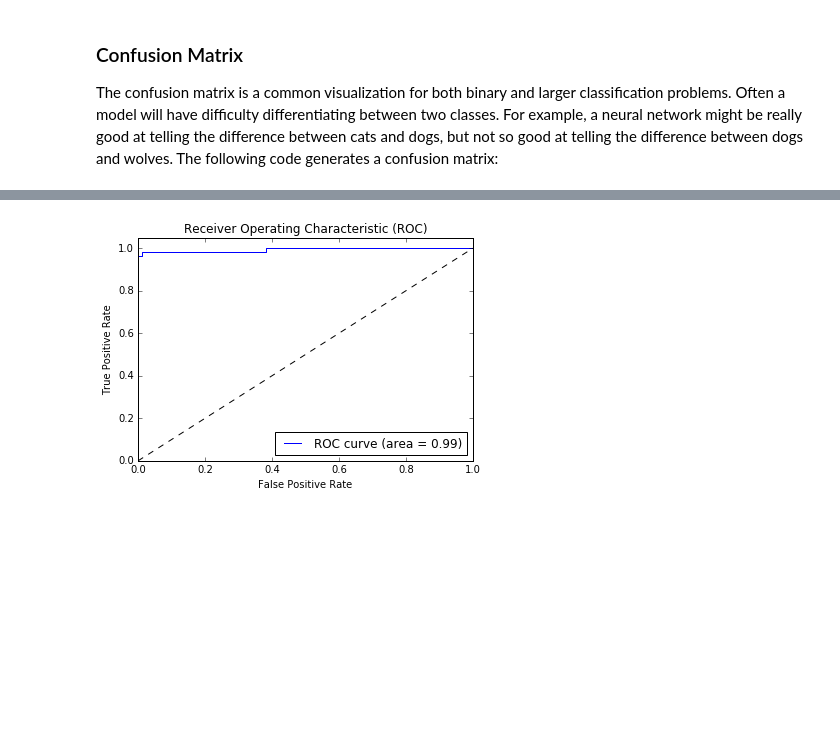
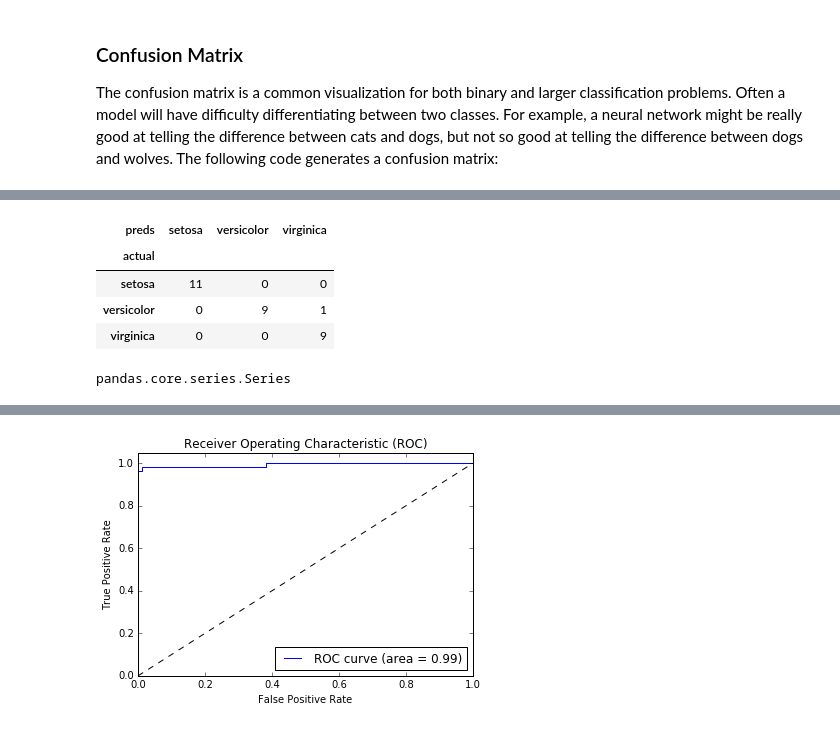
Before and after one commit to kuatroka/jh_dl, a Jupyter notebook: jh_dl_class4_class__vs_regression.ipynb, the cells around one changed output, grey strips where cells are left out. Drawn from its saved outputs; the diff is of its cells as text; code cells hidden in the pictures; blank space fills up the shorter version.

```diff
--- a/jh_dl_class4_class__vs_regression.ipynb
+++ b/jh_dl_class4_class__vs_regression.ipynb
@@ -292,3 +301,40 @@ Normalized confusion matrix
+# %%
+
+from sklearn.datasets import load_iris
+from sklearn.ensemble import RandomForestClassifier
+import pandas as pd
+import numpy as np
+
+#loading fishers iris dataset
+iris = load_iris()
+df = pd.DataFrame(iris.data, columns=iris.feature_names)
+df['is_train'] = np.random.uniform(0, 1, len(df)) <= .75
+df['species'] = pd.Categorical.from_codes(iris.target, iris.target_names)
+df.head()
+
+#training the random forest
+train, test = df[df['is_train']==True], df[df['is_train']==False]
+
+features = df.columns[:4]
+clf = RandomForestClassifier(n_jobs=2)
+y, _ = pd.factorize(train['species'])
+clf.fit(train[features], y)
+
+#plotting confusion matrix
+preds = iris.target_names[clf.predict(test[features]).astype(int)]
+pd.crosstab(test['species'], preds, rownames=['actual'], colnames=['preds'])
+# %% [output]
+| preds | setosa | versicolor | virginica |
+| actual |  |  |  |
+| setosa | 11 | 0 | 0 |
+| versicolor | 0 | 9 | 1 |
+| virginica | 0 | 0 | 9 |
+# %%
+preds
+np.array(pred)
+type(test['species'])
+# %% [output]
+pandas.core.series.Series
 # %% [markdown]
 The above two confusion matrixes show the same network.  The bottom (normalized) is the type you will normally see.  Notice the two labels.  The label "B" means benign (no cancer) and the label "M" means malignant (cancer).  The left-right (x) axis are the predictions, the top-bottom) are the expected outcomes.  A perfect model (that never makes an error) has a dark blue diagonal that runs from top-left to bottom-right.
 
```
Also changed, not shown: parts of 3 cells of this notebook, 1 other file.
